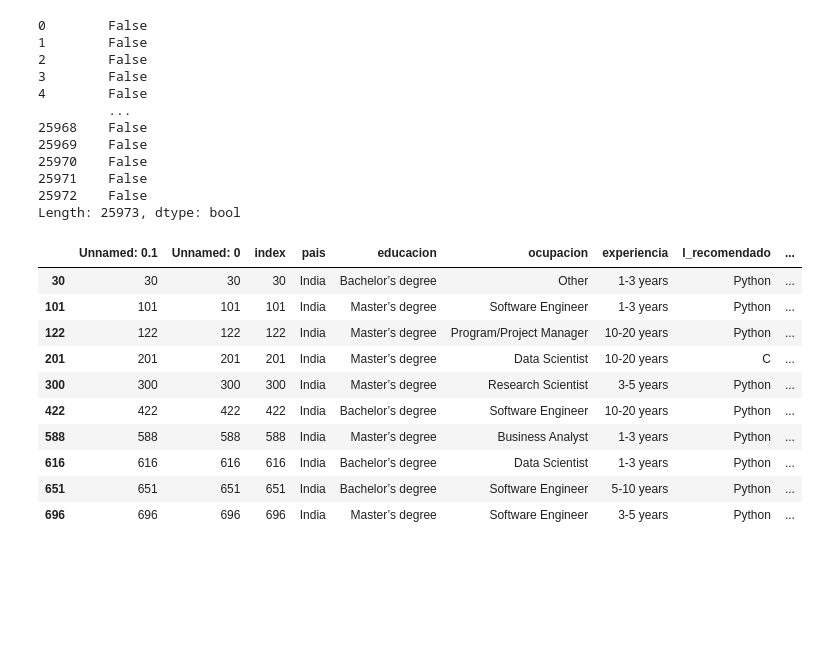
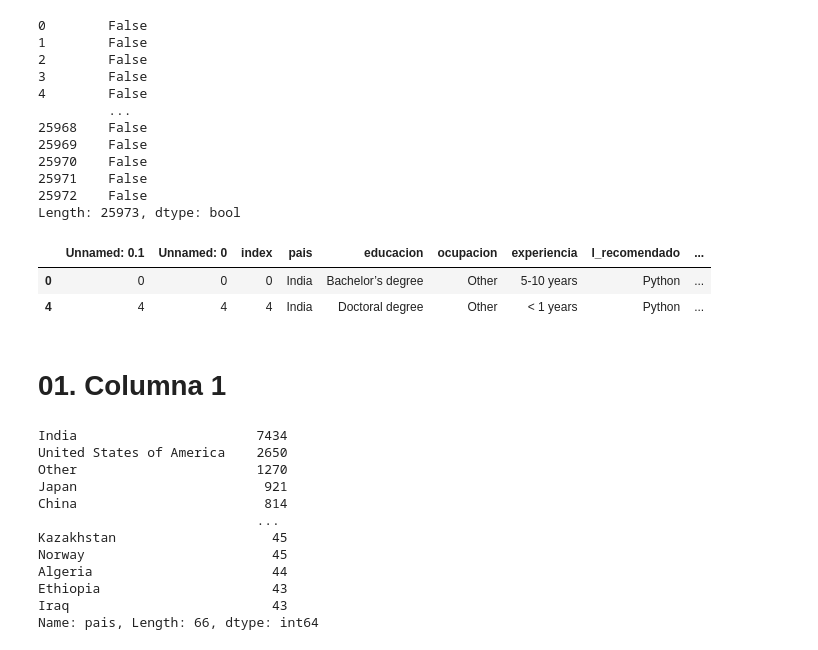
Before and after one commit to Adalab/project2-da-promo-c-modulo-2-team4, a Jupyter notebook: 04-exploracion.ipynb, the cells around one changed output. Drawn from its saved outputs; the diff is of its cells as text; code cells hidden in the pictures; blank space fills up the shorter version.

```diff
--- a/04-exploracion.ipynb
+++ b/04-exploracion.ipynb
@@ -184,15 +184,25 @@ Length: 25973, dtype: bool
 df_india = df_txt[df_txt["pais"] == "India"]
 # %%
 df_india[df_india["salario_actual"] > '5,000-7,499']
+df_india.head(2)
 # %% [output]
 |  | Unnamed: 0.1 | Unnamed: 0 | index | pais | educacion | ocupacion | experiencia | l_recomendado | ... |
-| 30 | 30 | 30 | 30 | India | Bachelor’s degree | Other | 1-3 years | Python | ... |
-| 101 | 101 | 101 | 101 | India | Master’s degree | Software Engineer | 1-3 years | Python | ... |
-| 122 | 122 | 122 | 122 | India | Master’s degree | Program/Project Manager | 10-20 years | Python | ... |
-| 201 | 201 | 201 | 201 | India | Master’s degree | Data Scientist | 10-20 years | C | ... |
-| 300 | 300 | 300 | 300 | India | Master’s degree | Research Scientist | 3-5 years | Python | ... |
-| 422 | 422 | 422 | 422 | India | Bachelor’s degree | Software Engineer | 10-20 years | Python | ... |
-| 588 | 588 | 588 | 588 | India | Master’s degree | Business Analyst | 1-3 years | Python | ... |
-| 616 | 616 | 616 | 616 | India | Bachelor’s degree | Data Scientist | 1-3 years | Python | ... |
-| 651 | 651 | 651 | 651 | India | Bachelor’s degree | Software Engineer | 5-10 years | Python | ... |
-| 696 | 696 | 696 | 696 | India | Master’s degree | Software Engineer | 3-5 years | Python | ... |
+| 0 | 0 | 0 | 0 | India | Bachelor’s degree | Other | 5-10 years | Python | ... |
+| 4 | 4 | 4 | 4 | India | Doctoral degree | Other | < 1 years | Python | ... |
+# %% [markdown]
+# 01. Columna 1
+# %%
+df_txt["pais"].value_counts()
+# %% [output]
+India                       7434
+United States of America    2650
+Other                       1270
+Japan                        921
+China                        814
+                            ...
+Kazakhstan                    45
+Norway                        45
+Algeria                       44
+Ethiopia                      43
+Iraq                          43
+Name: pais, Length: 66, dtype: int64
```
Also changed, not shown: parts of 78 cells of this notebook.
